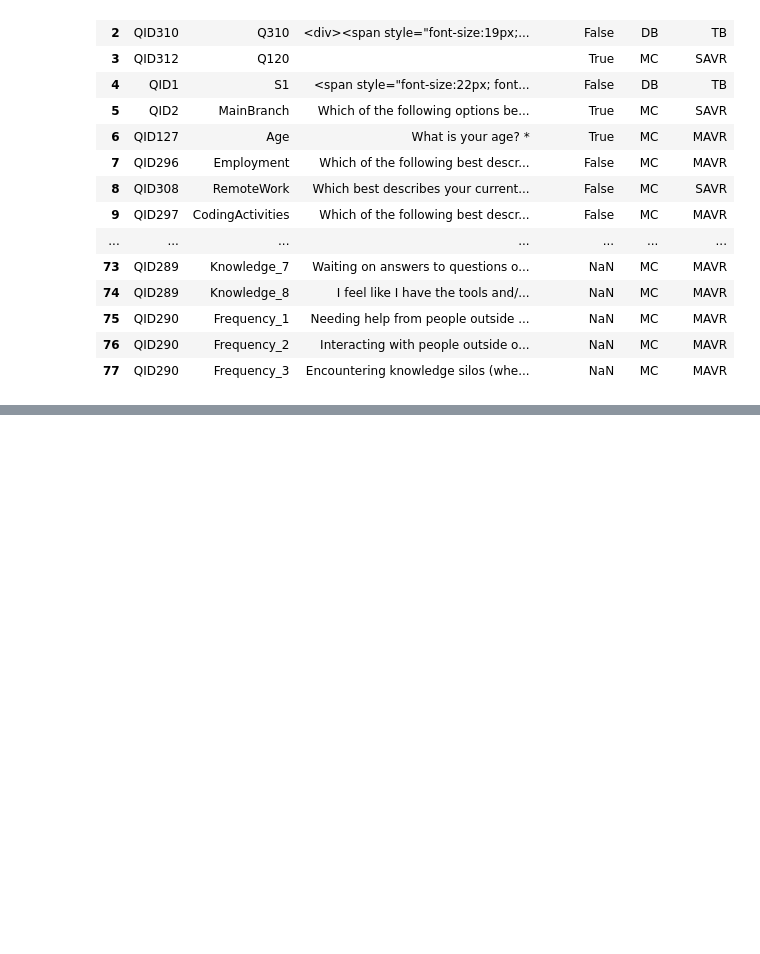
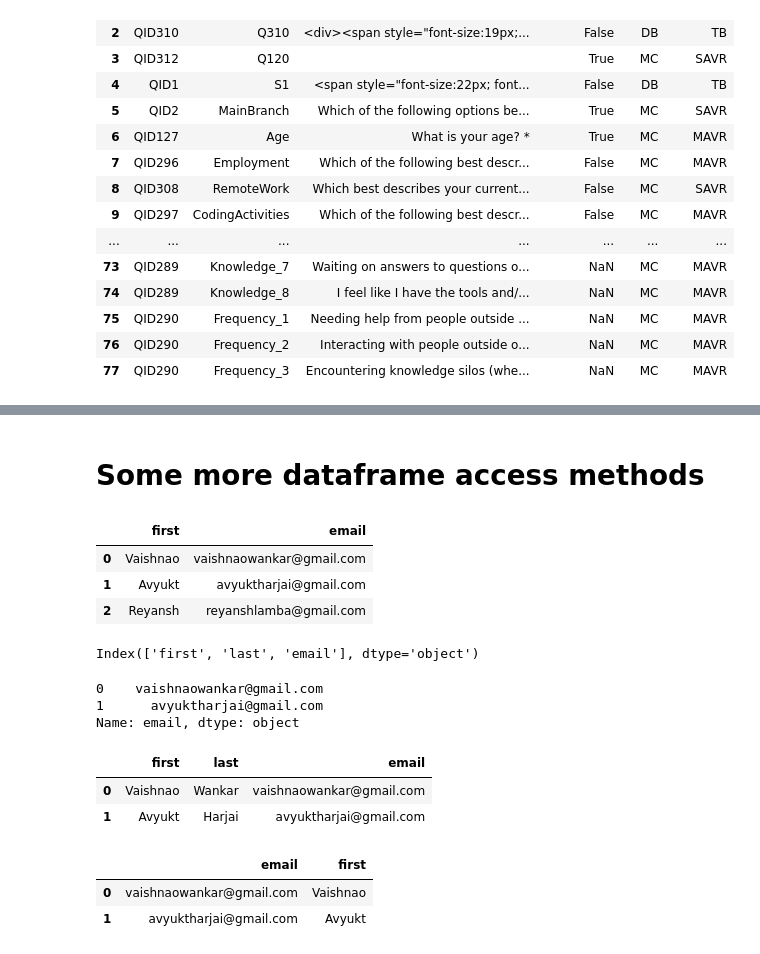
Before and after one commit to vaishnaowankar/Python-Practise, a Jupyter notebook: 01-Python-for-data-science/Pandas/learn-pandas.ipynb, the cells around one changed output, grey strips where cells are left out. Drawn from its saved outputs; the diff is of its cells as text; code cells hidden in the pictures; blank space fills up the shorter version.

```diff
--- a/01-Python-for-data-science/Pandas/learn-pandas.ipynb
+++ b/01-Python-for-data-science/Pandas/learn-pandas.ipynb
@@ -135,0 +180,43 @@ df.tail(10)
+# %% [markdown]
+# Some more dataframe access methods
+# %%
+python_df[['first','email']]
+# %% [output]
+|  | first | email |
+| 0 | Vaishnao | vaishnaowankar@gmail.com |
+| 1 | Avyukt | avyuktharjai@gmail.com |
+| 2 | Reyansh | reyanshlamba@gmail.com |
+# %%
+# access the columns list
+python_df.columns
+# %% [output]
+Index(['first', 'last', 'email'], dtype='object')
+# %%
+# to access rows we have two methods
+# iloc - access the location by index
+# loc - accessing the location by labels
+
+python_df.iloc[[0,1],2]
+# the sytax is first index has rows index , the second index is the column index for specified rows
+# %% [output]
+0    vaishnaowankar@gmail.com
+1      avyuktharjai@gmail.com
+Name: email, dtype: object
+# %%
+# for only rows
+python_df.iloc[[0,1]]
+# returns the rows at index 0 and 1
+# %% [output]
+|  | first | last | email |
+| 0 | Vaishnao | Wankar | vaishnaowankar@gmail.com |
+| 1 | Avyukt | Harjai | avyuktharjai@gmail.com |
+# %%
+# using loc
+
+python_df.loc[[0,1],['email','first']]
+# we can also specify multiple index for columns in iloc
+# loc looks similar to iloc but we will see the difference while dealing with the above stackoverflow data
+# %% [output]
+|  | email | first |
+| 0 | vaishnaowankar@gmail.com | Vaishnao |
+| 1 | avyuktharjai@gmail.com | Avyukt |
```
Also changed, not shown: parts of 14 cells of this notebook.
